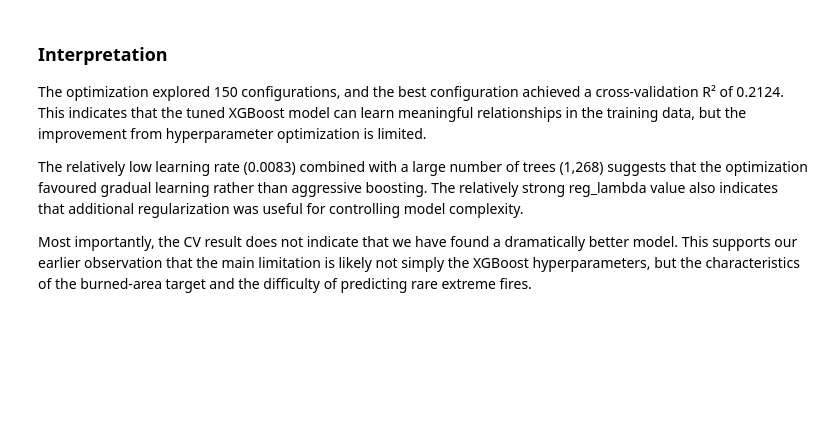
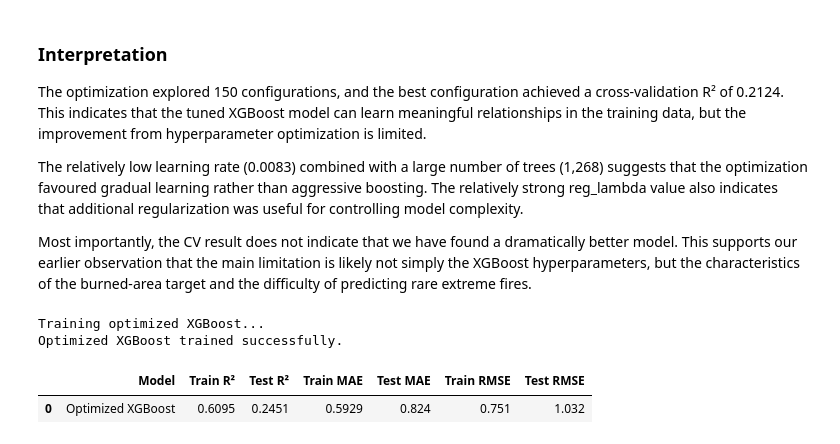
Before and after one commit to mraznyrazeek/ML-Based-Forest-Fire-Prediction-Project, a Jupyter notebook: backend/notebooks/05_final_model_improvement.ipynb, the cells around one changed output. Saved outputs shown, nothing was run; the diff lists cells and outputs as text; code cells hidden in the pictures; blank space fills up the shorter version.

```diff
--- a/backend/notebooks/05_final_model_improvement.ipynb
+++ b/backend/notebooks/05_final_model_improvement.ipynb
@@ -483,3 +483,70 @@ The optimization explored 150 configurations, and the best configuration achieve
 The relatively low learning rate (0.0083) combined with a large number of trees (1,268) suggests that the optimization favoured gradual learning rather than aggressive boosting. The relatively strong reg_lambda value also indicates that additional regularization was useful for controlling model complexity.
 
 Most importantly, the CV result does not indicate that we have found a dramatically better model. This supports our earlier observation that the main limitation is likely not simply the XGBoost hyperparameters, but the characteristics of the burned-area target and the difficulty of predicting rare extreme fires.
+# %%
+# TRAIN OPTIMIZED XGBOOST MODEL
+
+best_xgb = xgb.XGBRegressor(
+    **study.best_params,
+    objective="reg:squarederror",
+    random_state=42,
+    n_jobs=-1
+)
+
+print("Training optimized XGBoost...")
+
+best_xgb.fit(
+    X_train,
+    y_train,
+    eval_set=[(X_test, y_test)],
+    verbose=False
+)
+
+print("Optimized XGBoost trained successfully.")
+# %% [output]
+Training optimized XGBoost...
+Optimized XGBoost trained successfully.
+# %%
+# FINAL TEST EVALUATION — OPTIMIZED XGBOOST
+
+best_xgb_train_pred = best_xgb.predict(X_train)
+best_xgb_test_pred = best_xgb.predict(X_test)
+
+optimized_xgb_results = {
+    "Model": "Optimized XGBoost",
+    "Train R²": r2_score(
+        y_train,
+        best_xgb_train_pred
+    ),
+    "Test R²": r2_score(
+        y_test,
+        best_xgb_test_pred
+    ),
+    "Train MAE": mean_absolute_error(
+        y_train,
+        best_xgb_train_pred
+    ),
+    "Test MAE": mean_absolute_error(
+        y_test,
+        best_xgb_test_pred
+    ),
+    "Train RMSE": np.sqrt(
+        mean_squared_error(
+            y_train,
+            best_xgb_train_pred
+        )
+    ),
+    "Test RMSE": np.sqrt(
+        mean_squared_error(
+            y_test,
+            best_xgb_test_pred
+        )
+    )
+}
+
+display(
+    pd.DataFrame([optimized_xgb_results]).round(4)
+)
+# %% [output]
+|  | Model | Train R² | Test R² | Train MAE | Test MAE | Train RMSE | Test RMSE |
+| 0 | Optimized XGBoost | 0.6095 | 0.2451 | 0.5929 | 0.824 | 0.751 | 1.032 |
```
Also changed, not shown: parts of 15 cells of this notebook.
